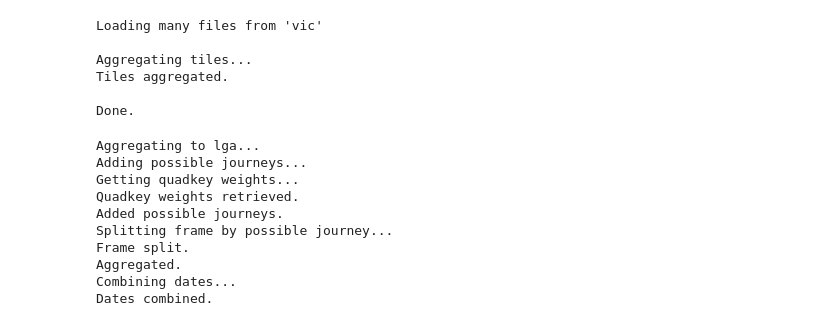
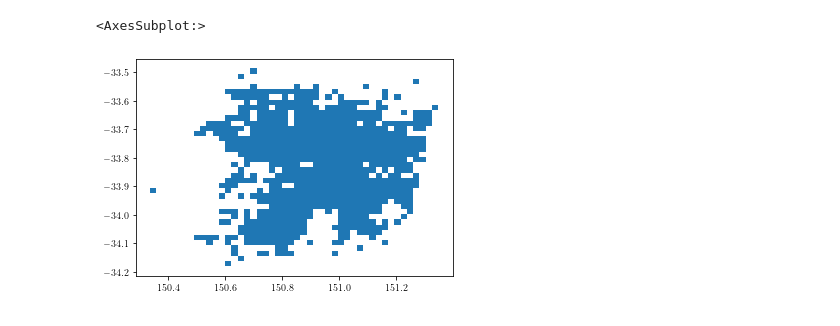
Before and after one commit to elyobo/mobility-aus, a Jupyter notebook: working/working_000.ipynb, the cells around one changed output. Saved outputs shown, nothing was run; the diff lists cells and outputs as text; code cells hidden in the pictures.

```diff
--- a/working/working_000.ipynb
+++ b/working/working_000.ipynb
@@ -10,22 +24,9 @@ spatialaggregator = aggregate.SpatialAggregator('lga')
-# %%
-sample = mydata[-2:]
-# %% [output]
-Loading many files from 'vic'
-
-Aggregating tiles...
-Tiles aggregated.
-
-Done.
-# %%
-frm = aggregate.aggregate(sample)
-# %% [output]
-Aggregating to lga...
-Adding possible journeys...
-Getting quadkey weights...
-Quadkey weights retrieved.
-Added possible journeys.
-Splitting frame by possible journey...
-Frame split.
-Aggregated.
-Combining dates...
-Dates combined.
+# %%
+frm = load.load_fb('syd')
+# %%
+quadkeys = frm.loc[:'2020-11'].index.levels[1]
+quadfrm = aggregate.make_quadfrm(quadkeys)
+quadfrm.plot()
+# %% [output]
+<AxesSubplot:>
+[figure, added]
```
Also changed, not shown: parts of 38 cells of this notebook, 13 other files.
